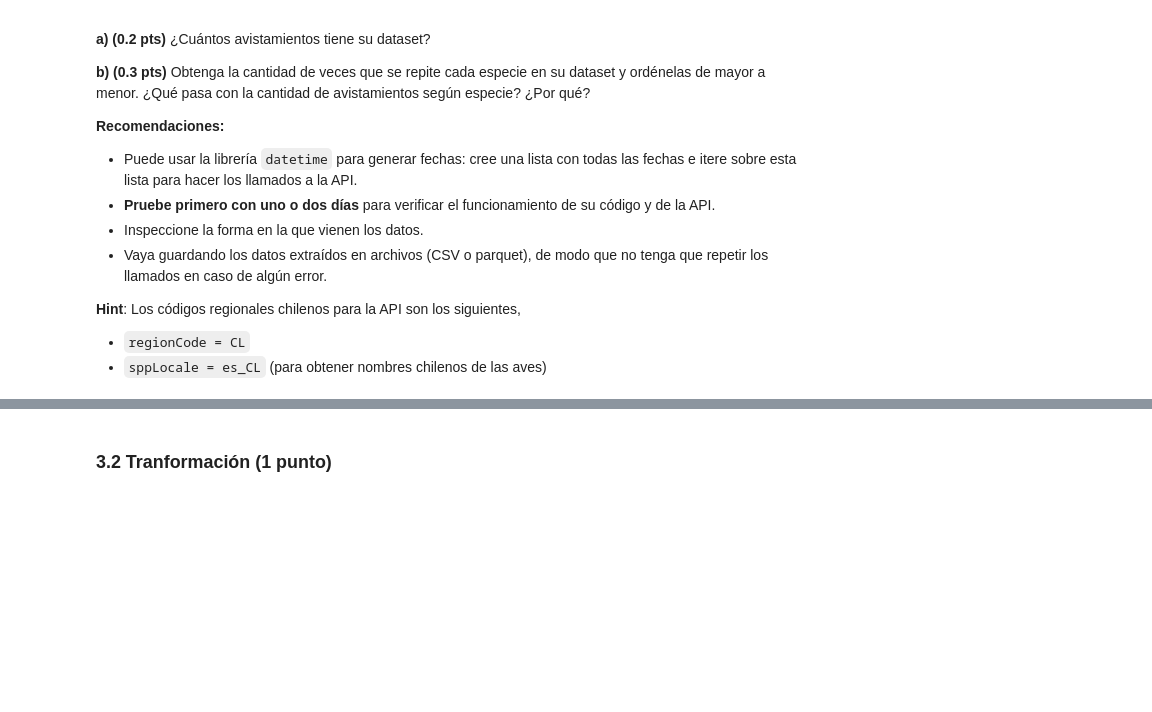
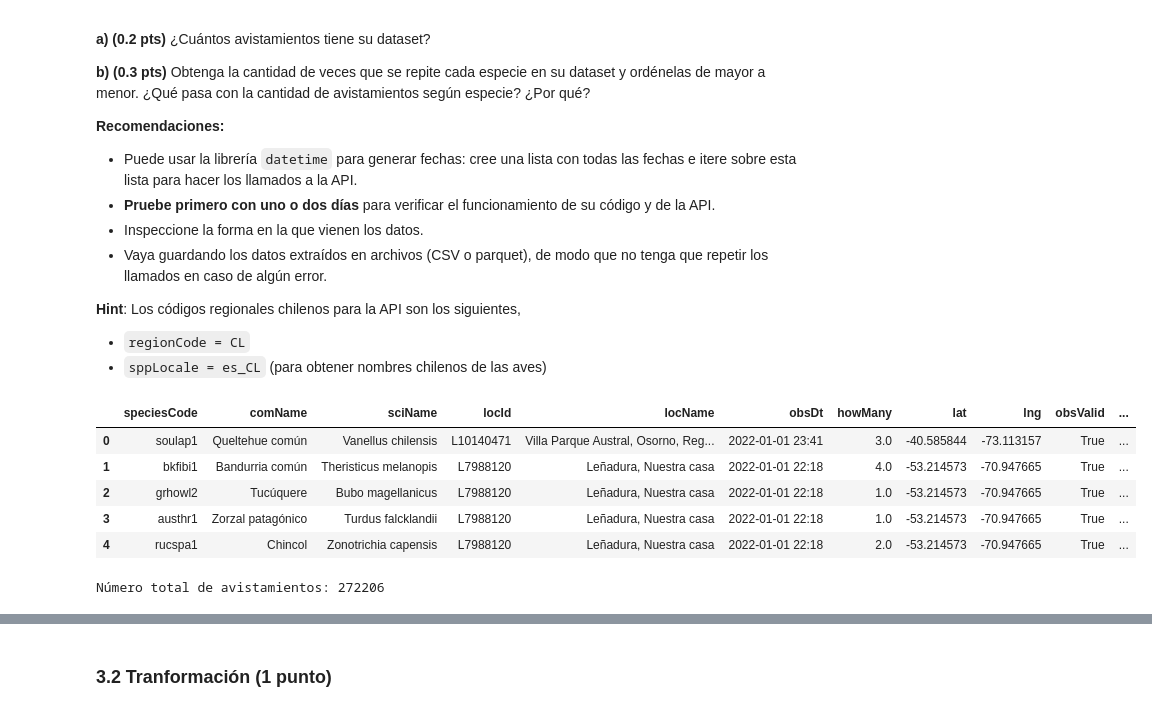
Before and after one commit to IgnOsorioo/IMT2200-Ignacio-Osorio, a Jupyter notebook: Tareas/Tarea 2/IMT2200-25s2 - Tarea 02.ipynb, the cells around one changed output, grey strips where cells are left out. Cells and saved outputs as stored; diff of their text form; code cells hidden in the pictures; blank space fills up the shorter version.

```diff
--- a/Tareas/Tarea 2/IMT2200-25s2 - Tarea 02.ipynb
+++ b/Tareas/Tarea 2/IMT2200-25s2 - Tarea 02.ipynb
@@ -123,0 +172,9 @@ Responda:
+# %%
+df.head()
+# %% [output]
+|  | speciesCode | comName | sciName | locId | locName | obsDt | howMany | lat | lng | obsValid | ... |
+| 0 | soulap1 | Queltehue común | Vanellus chilensis | L10140471 | Villa Parque Austral, Osorno, Reg... | 2022-01-01 23:41 | 3.0 | -40.585844 | -73.113157 | True | ... |
+| 1 | bkfibi1 | Bandurria común | Theristicus melanopis | L7988120 | Leñadura, Nuestra casa | 2022-01-01 22:18 | 4.0 | -53.214573 | -70.947665 | True | ... |
+| 2 | grhowl2 | Tucúquere | Bubo magellanicus | L7988120 | Leñadura, Nuestra casa | 2022-01-01 22:18 | 1.0 | -53.214573 | -70.947665 | True | ... |
+| 3 | austhr1 | Zorzal patagónico | Turdus falcklandii | L7988120 | Leñadura, Nuestra casa | 2022-01-01 22:18 | 1.0 | -53.214573 | -70.947665 | True | ... |
+| 4 | rucspa1 | Chincol | Zonotrichia capensis | L7988120 | Leñadura, Nuestra casa | 2022-01-01 22:18 | 2.0 | -53.214573 | -70.947665 | True | ... |
@@ -124,2 +184,7 @@ Responda:
 # %%
-# Respuesta b
+# a) ¿Cuantos avistamientos tiene su dataset?
+
+num_avistamientos = len(df)
+print(f"Número total de avistamientos: {num_avistamientos}")
+# %% [output]
+Número total de avistamientos: 272206
```
Also changed, not shown: parts of 10 cells of this notebook, 9 other files.
